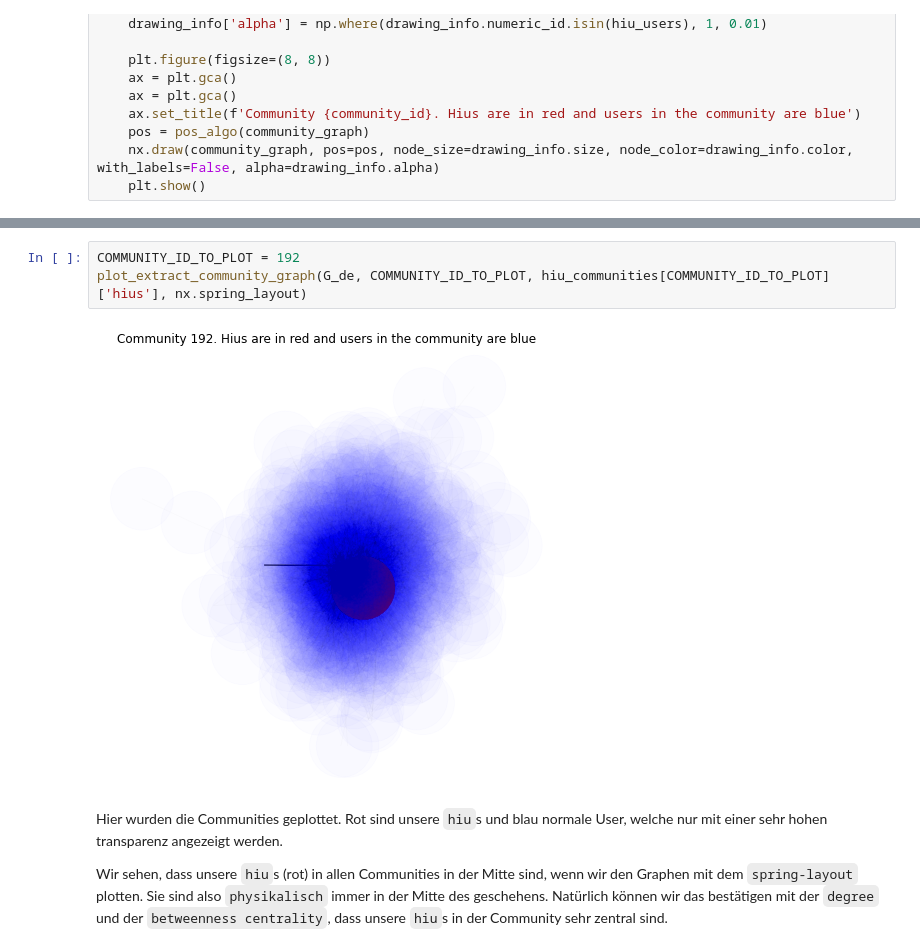
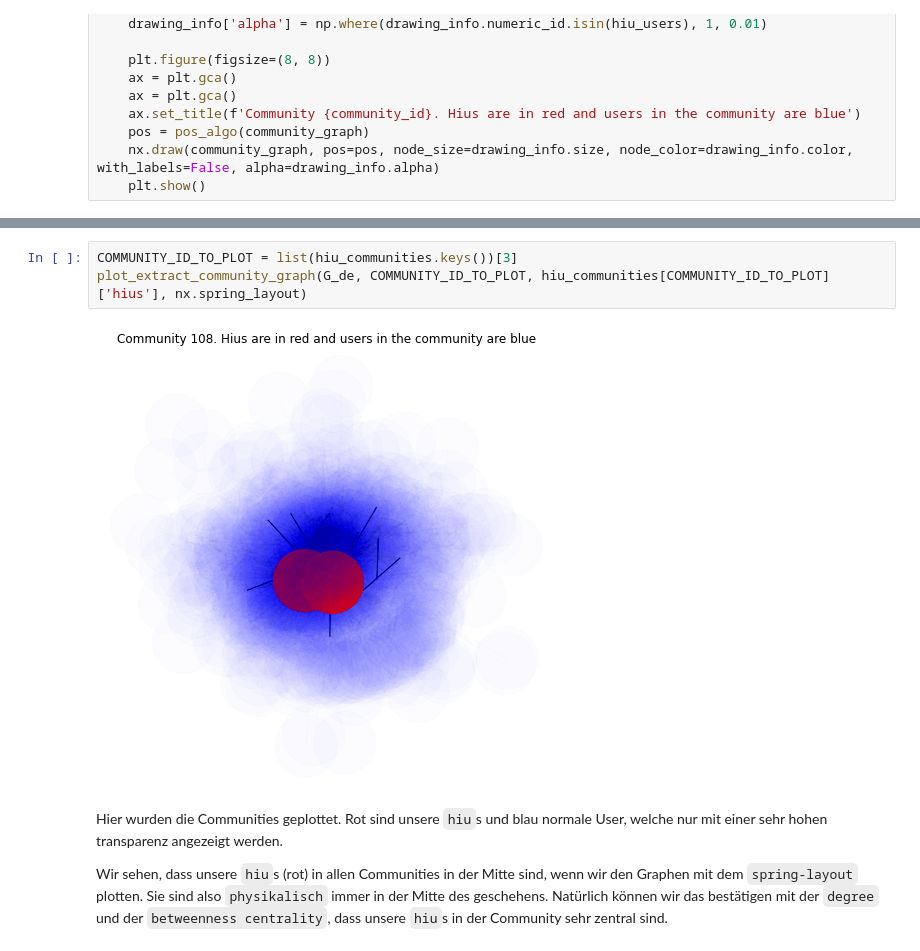
Before and after one commit to kenfus/SAN, a Jupyter notebook: main.ipynb, the cells around one changed output, grey strips where cells are left out. Saved outputs shown, nothing was run; the diff lists cells and outputs as text.

```diff
--- a/main.ipynb
+++ b/main.ipynb
@@ -925,8 +927,8 @@ plot_extract_community_graph(G_de, COMMUNITY_ID_TO_PLOT, hiu_communities[COMMUNI
 # %%
-COMMUNITY_ID_TO_PLOT = 192
+COMMUNITY_ID_TO_PLOT = list(hiu_communities.keys())[3]
 plot_extract_community_graph(G_de, COMMUNITY_ID_TO_PLOT, hiu_communities[COMMUNITY_ID_TO_PLOT]['hius'], nx.spring_layout)
 # %% [output]
-[figure, old version]
+[figure, new version]
 # %% [markdown]
 Hier wurden die Communities geplottet. Rot sind unsere `hiu`s und blau normale User, welche nur mit einer sehr hohen transparenz angezeigt werden.
 
```
Also changed, not shown: parts of 20 cells of this notebook, 2 other files.
